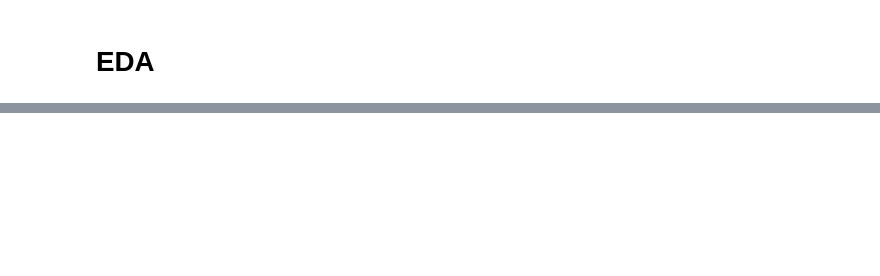
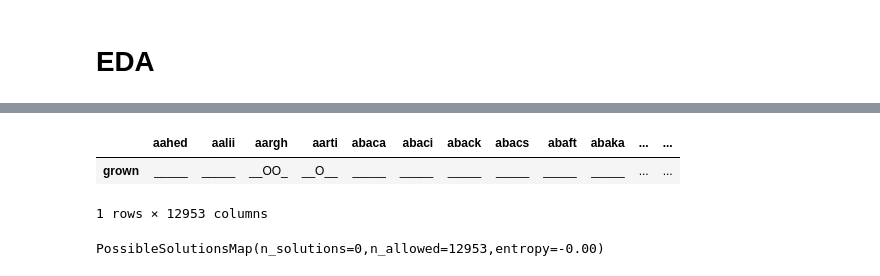
Before and after one commit to spayot/wordle, a Jupyter notebook: notebooks/wordle.ipynb, the cells around one changed output, grey strips where cells are left out. Cells and saved outputs as stored; diff of their text form; code cells hidden in the pictures; blank space fills up the shorter version.

Commit message:
create greedy player

```diff
--- a/notebooks/wordle.ipynb
+++ b/notebooks/wordle.ipynb
@@ -242,0 +208,10 @@ Length: 249, dtype: object
+# %%
+player.psm.map
+# %% [output]
+|  | aahed | aalii | aargh | aarti | abaca | abaci | aback | abacs | abaft | abaka | ... | ... |
+| grown | _____ | _____ | __OO_ | __O__ | _____ | _____ | _____ | _____ | _____ | _____ | ... | ... |
+1 rows × 12953 columns
+# %%
+player.psm
+# %% [output]
+PossibleSolutionsMap(n_solutions=0,n_allowed=12953,entropy=-0.00)
```
Also changed, not shown: parts of 49 cells of this notebook, 8 other files.
